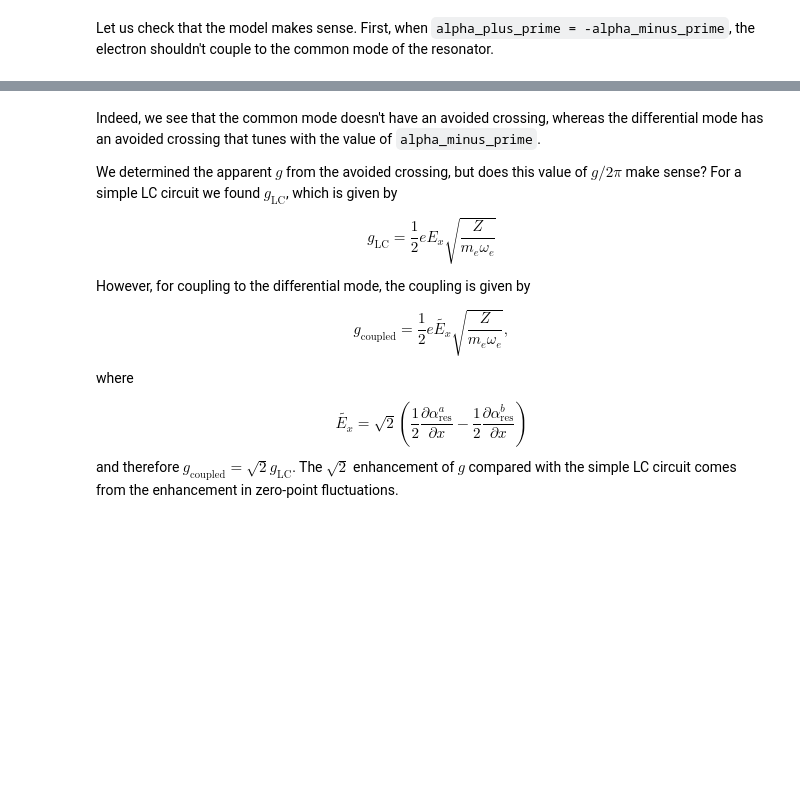
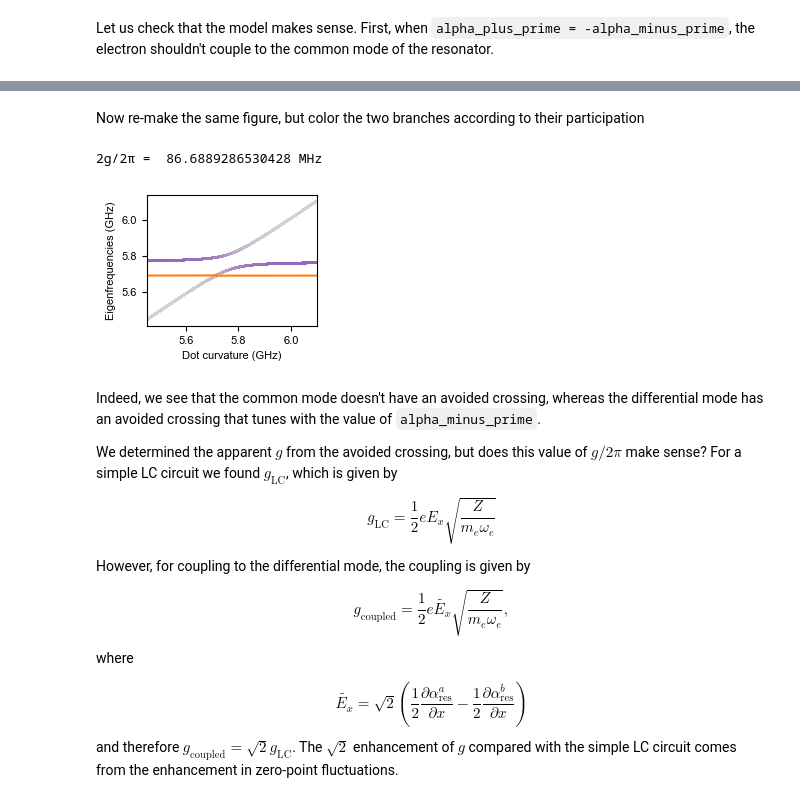
Before and after one commit to gkoolstra/quantum_electron, a Jupyter notebook: examples/98_electron_capacitance.ipynb, the cells around one changed output, grey strips where cells are left out. Saved outputs shown, nothing was run; the diff lists cells and outputs as text; code cells hidden in the pictures; blank space fills up the shorter version.

```diff
--- a/examples/98_electron_capacitance.ipynb
+++ b/examples/98_electron_capacitance.ipynb
@@ -374,3 +431,36 @@ for Ex, alph in zip([0.25e6], [1.0]):
+# %% [markdown]
+Now re-make the same figure, but color the two branches according to their participation
+# %%
+from matplotlib.colors import LinearSegmentedColormap
+colors = [matplotlib.colors.to_rgb('lightgray'), matplotlib.colors.to_rgb('tab:purple')]  # R -> G -> B
+cmap = LinearSegmentedColormap.from_list('gray_purple', colors, N=50)
+
+color1 = norm_diff_mode_cavity_participation[0]
+color2 = norm_diff_mode_cavity_participation[1]
+
+fig = plt.figure(figsize=(2.2, 1.7))
+
+for k in range(len(electron_freqs)-1):
+    xpts = [electron_freqs[k] / 1e9, electron_freqs[k+1] / 1e9]
+    ypts_lower_branch = [eigenfrequencies[k, 0] / 1e9, eigenfrequencies[k+1, 0] / 1e9]
+    ypts_upper_branch = [eigenfrequencies[k, 1] / 1e9, eigenfrequencies[k+1, 1] / 1e9]
+
+    plt.plot(xpts, ypts_lower_branch, '-', color=cmap(color1[k]), lw=1.5)
+    plt.plot(xpts, ypts_upper_branch, '-', color=cmap(color2[k]), lw=1.5)
+
+plt.plot(electron_freqs / 1e9, common_mode / 1e9, color='tab:orange')
+
+# Estimate 2 * g from the minimum distance.
+print("2g/2π = ", np.min(eigenfrequencies[:, 1] - eigenfrequencies[:, 0]) / 1e6, "MHz")
+
+plt.xlabel("Dot curvature (GHz)")
+plt.ylabel("Eigenfrequencies (GHz)")
+plt.xlim(electron_freqs.min() / 1e9, electron_freqs.max() /1e9)
+
+fig.savefig(r"/Users/gerwinkoolstra/Downloads/fig2a.pdf", bbox_inches='tight', pad_inches=0.05)
+# %% [output]
+2g/2π =  86.6889286530428 MHz
+[figure, added]
 # %% [markdown]
 Indeed, we see that the common mode doesn't have an avoided crossing, whereas the differential mode has an avoided crossing that tunes with the value of `alpha_minus_prime`.
 
```
Also changed, not shown: parts of 16 cells of this notebook.
